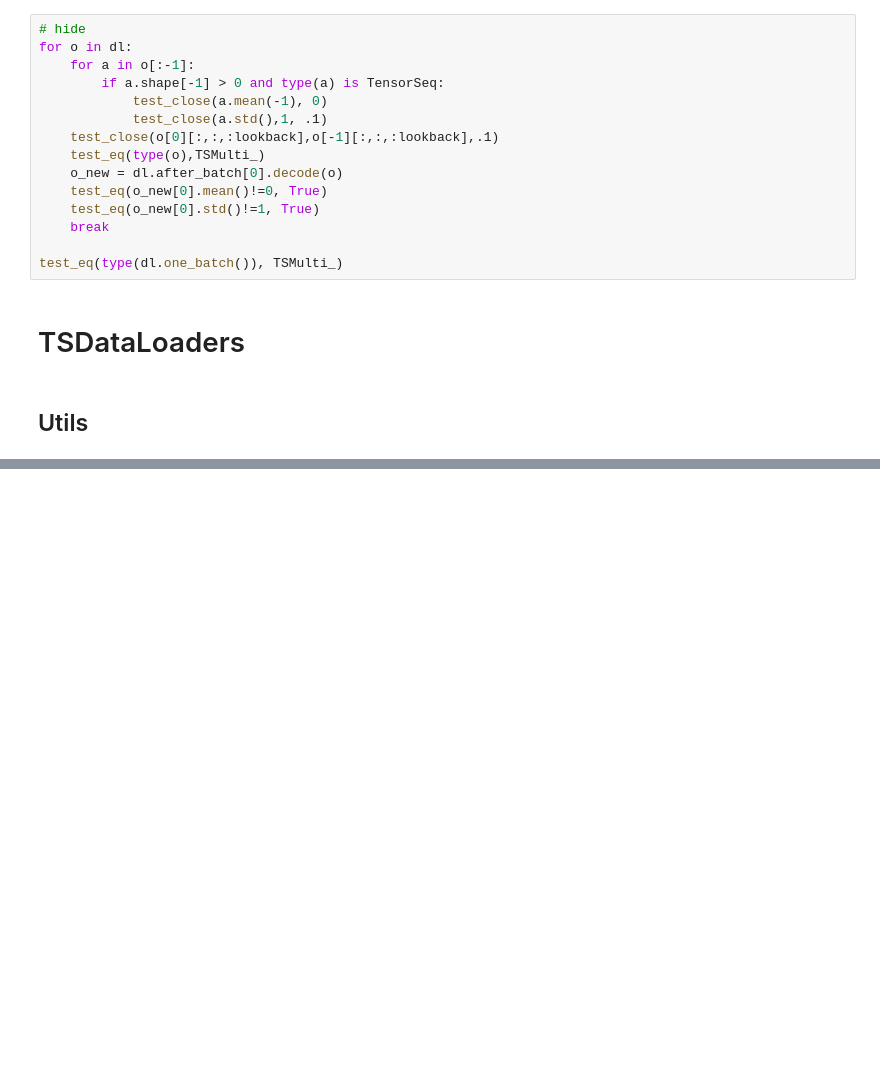
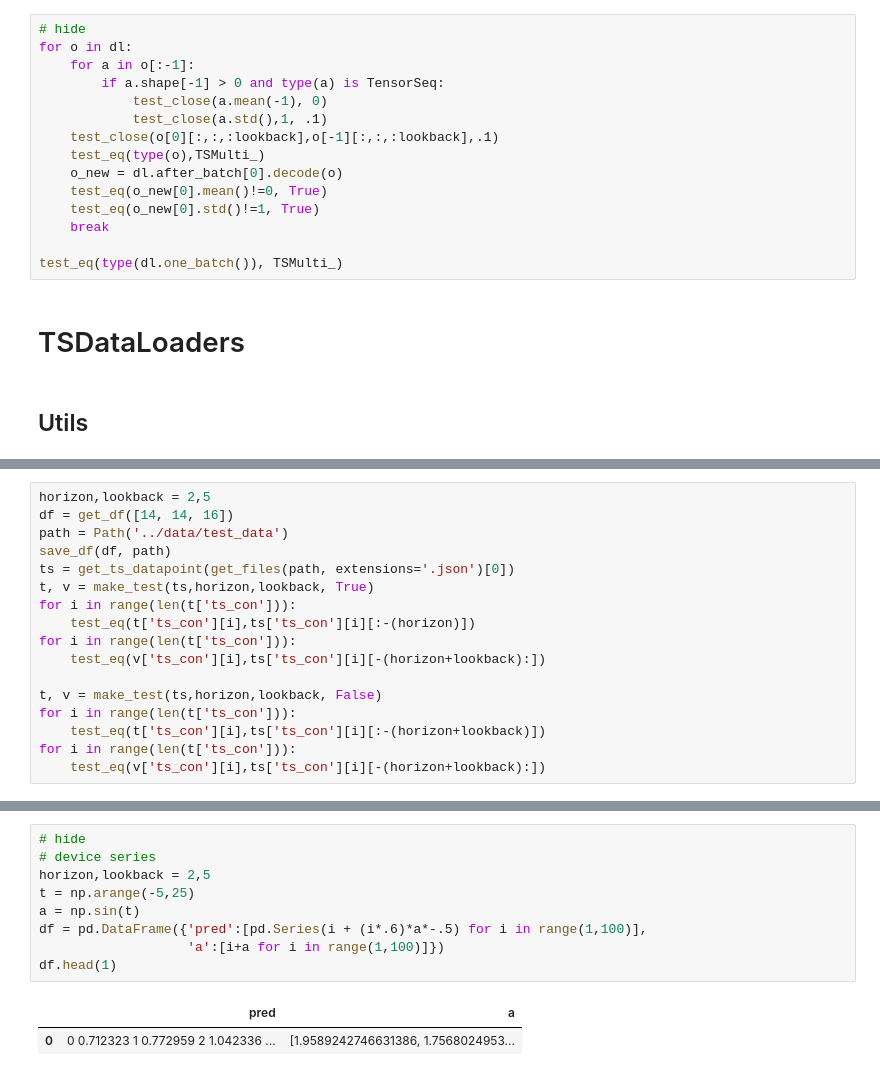
Before and after one commit to takotab/fastseq, a Jupyter notebook: nbs/03_data.core.ipynb, the cells around one changed output, grey strips where cells are left out. Drawn from its saved outputs; the diff is of its cells as text; blank space fills up the shorter version.

```diff
--- a/nbs/03_data.core.ipynb
+++ b/nbs/03_data.core.ipynb
@@ -319,0 +291,17 @@ test_eq(val[0],a[0][:,-10:])
+# %%
+horizon,lookback = 2,5
+df = get_df([14, 14, 16])
+path = Path('../data/test_data')
+save_df(df, path)
+ts = get_ts_datapoint(get_files(path, extensions='.json')[0])
+t, v = make_test(ts,horizon,lookback, True)
+for i in range(len(t['ts_con'])):
+    test_eq(t['ts_con'][i],ts['ts_con'][i][:-(horizon)])
+for i in range(len(t['ts_con'])):
+    test_eq(v['ts_con'][i],ts['ts_con'][i][-(horizon+lookback):])
+
+t, v = make_test(ts,horizon,lookback, False)
+for i in range(len(t['ts_con'])):
+    test_eq(t['ts_con'][i],ts['ts_con'][i][:-(horizon+lookback)])
+for i in range(len(t['ts_con'])):
+    test_eq(v['ts_con'][i],ts['ts_con'][i][-(horizon+lookback):])
@@ -320,3 +361,15 @@ test_eq(val[0],a[0][:,-10:])
+# %%
+# hide
+# device series
+horizon,lookback = 2,5
+t = np.arange(-5,25)
+a = np.sin(t)
+df = pd.DataFrame({'pred':[pd.Series(i + (i*.6)*a*-.5) for i in range(1,100)],
+                   'a':[i+a for i in range(1,100)]})
+df.head(1)
+# %% [output]
+|  | pred | a |
+| 0 | 0 0.712323 1 0.772959 2 1.042336 ... | [1.9589242746631386, 1.7568024953... |
 # %%
 # hide
 from nbdev.export import *
```
Also changed, not shown: parts of 11 cells of this notebook, 2 other files.
